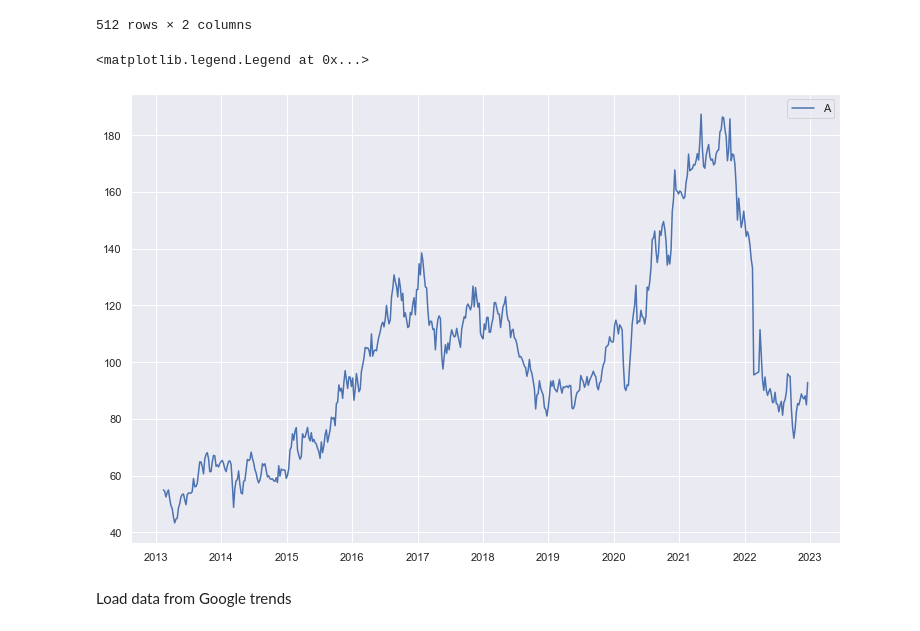
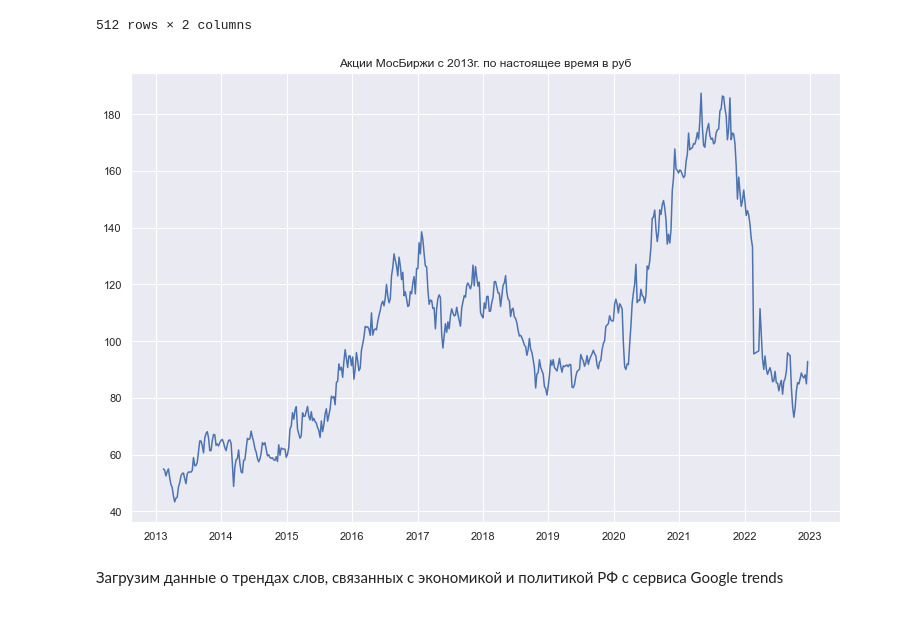
Before and after one commit to geniusserg/StockGoogler, a Jupyter notebook: task.ipynb, the cells around one changed output. Saved outputs shown, nothing was run; the diff lists cells and outputs as text; code cells hidden in the pictures.

```diff
--- a/task.ipynb
+++ b/task.ipynb
@@ -39,10 +45,10 @@ df
 512 rows × 2 columns
 # %%
 plt.plot(df["<DATE>"], df["<CLOSE>"])
-plt.legend("Акции МосБиржи с 2013г.")
+plt.title("Акции МосБиржи с 2013г. по настоящее время в руб")
+plt.show()
 # %% [output]
-<matplotlib.legend.Legend at 0x...>
-[figure, old version]
+[figure, new version]
-# %% [markdown]
-Load data from Google trends
+# %% [markdown]
+Загрузим данные о трендах слов, связанных с экономикой и политикой РФ с сервиса Google trends
 # %%
```
Also changed, not shown: parts of 52 cells of this notebook, 4 other files.
